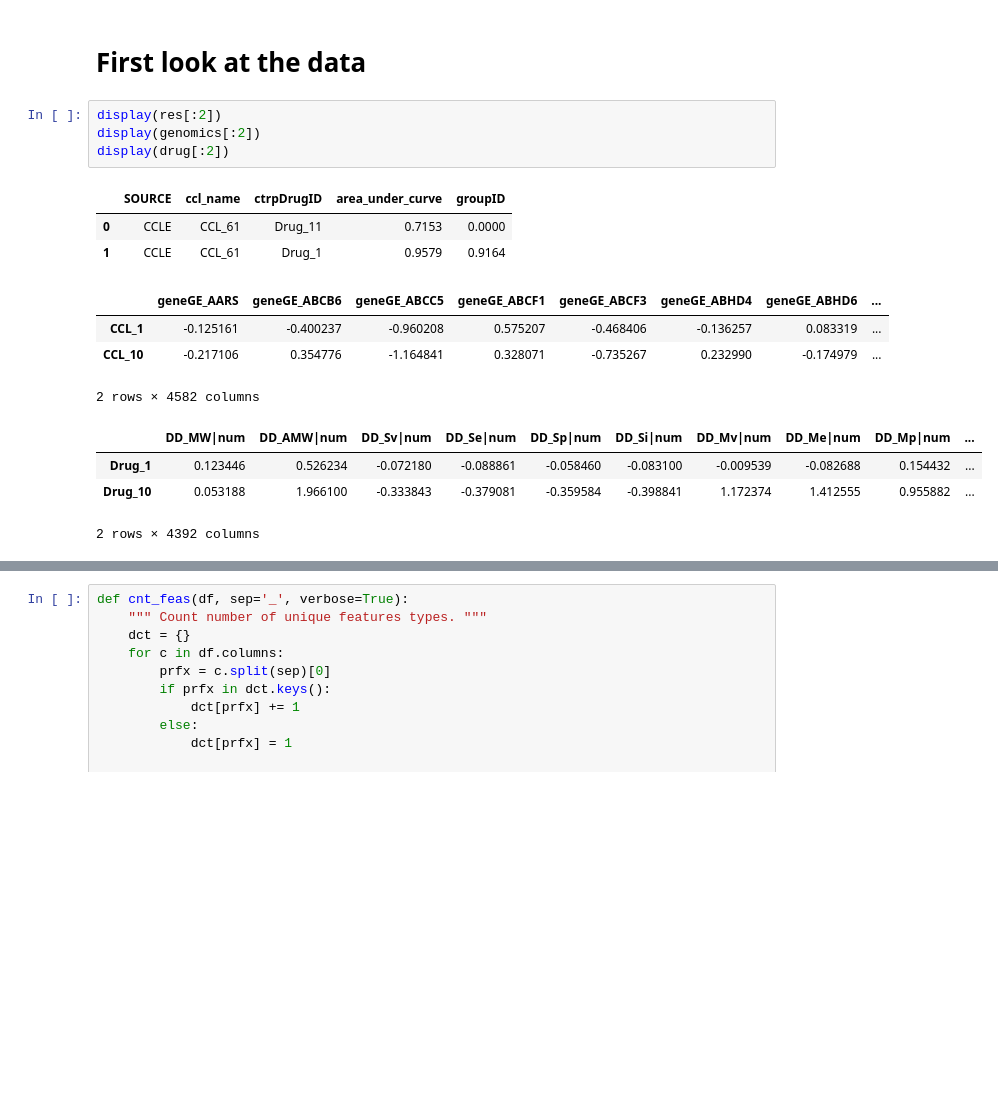
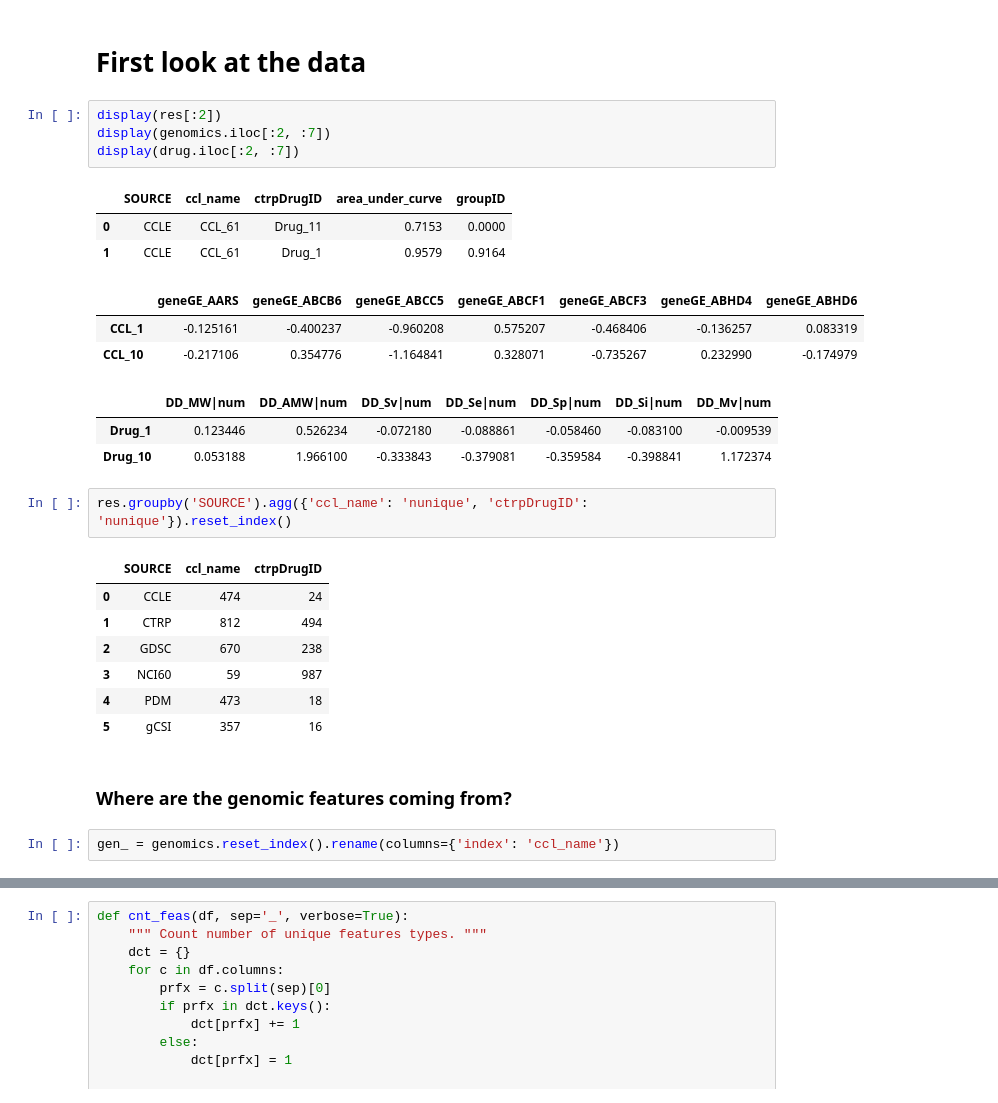
Before and after one commit to adpartin/pilot1, a Jupyter notebook: apps/trns_lrn/data_load_yitan.ipynb, the cells around one changed output, grey strips where cells are left out. Cells and saved outputs as stored; diff of their text form; blank space fills up the shorter version.

```diff
--- a/apps/trns_lrn/data_load_yitan.ipynb
+++ b/apps/trns_lrn/data_load_yitan.ipynb
@@ -53,17 +53,29 @@ drug     (1402, 4392)
 # First look at the data
 # %%
 display(res[:2])
-display(genomics[:2])
-display(drug[:2])
+display(genomics.iloc[:2, :7])
+display(drug.iloc[:2, :7])
 # %% [output]
 |  | SOURCE | ccl_name | ctrpDrugID | area_under_curve | groupID |
 | 0 | CCLE | CCL_61 | Drug_11 | 0.7153 | 0.0000 |
 | 1 | CCLE | CCL_61 | Drug_1 | 0.9579 | 0.9164 |
-|  | geneGE_AARS | geneGE_ABCB6 | geneGE_ABCC5 | geneGE_ABCF1 | geneGE_ABCF3 | geneGE_ABHD4 | geneGE_ABHD6 | ... |
-| CCL_1 | -0.125161 | -0.400237 | -0.960208 | 0.575207 | -0.468406 | -0.136257 | 0.083319 | ... |
-| CCL_10 | -0.217106 | 0.354776 | -1.164841 | 0.328071 | -0.735267 | 0.232990 | -0.174979 | ... |
+|  | geneGE_AARS | geneGE_ABCB6 | geneGE_ABCC5 | geneGE_ABCF1 | geneGE_ABCF3 | geneGE_ABHD4 | geneGE_ABHD6 |
+| CCL_1 | -0.125161 | -0.400237 | -0.960208 | 0.575207 | -0.468406 | -0.136257 | 0.083319 |
+| CCL_10 | -0.217106 | 0.354776 | -1.164841 | 0.328071 | -0.735267 | 0.232990 | -0.174979 |
-2 rows × 4582 columns
-|  | DD_MW|num | DD_AMW|num | DD_Sv|num | DD_Se|num | DD_Sp|num | DD_Si|num | DD_Mv|num | DD_Me|num | DD_Mp|num | ... |
-| Drug_1 | 0.123446 | 0.526234 | -0.072180 | -0.088861 | -0.058460 | -0.083100 | -0.009539 | -0.082688 | 0.154432 | ... |
-| Drug_10 | 0.053188 | 1.966100 | -0.333843 | -0.379081 | -0.359584 | -0.398841 | 1.172374 | 1.412555 | 0.955882 | ... |
+|  | DD_MW|num | DD_AMW|num | DD_Sv|num | DD_Se|num | DD_Sp|num | DD_Si|num | DD_Mv|num |
+| Drug_1 | 0.123446 | 0.526234 | -0.072180 | -0.088861 | -0.058460 | -0.083100 | -0.009539 |
+| Drug_10 | 0.053188 | 1.966100 | -0.333843 | -0.379081 | -0.359584 | -0.398841 | 1.172374 |
-2 rows × 4392 columns
+# %%
+res.groupby('SOURCE').agg({'ccl_name': 'nunique', 'ctrpDrugID': 'nunique'}).reset_index()
+# %% [output]
+|  | SOURCE | ccl_name | ctrpDrugID |
+| 0 | CCLE | 474 | 24 |
+| 1 | CTRP | 812 | 494 |
+| 2 | GDSC | 670 | 238 |
+| 3 | NCI60 | 59 | 987 |
+| 4 | PDM | 473 | 18 |
+| 5 | gCSI | 357 | 16 |
+# %% [markdown]
+### Where are the genomic features coming from?
+# %%
+gen_ = genomics.reset_index().rename(columns={'index': 'ccl_name'})
```
Also changed, not shown: parts of 7 cells of this notebook, 43 other files.
